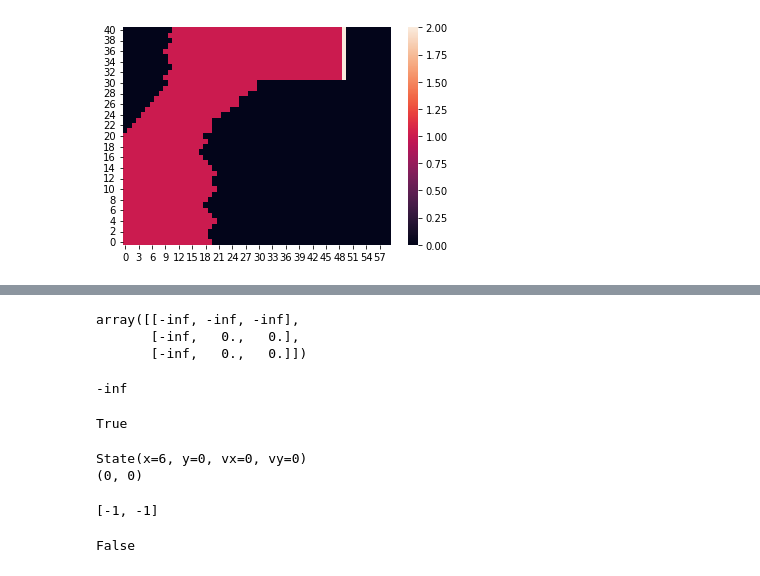
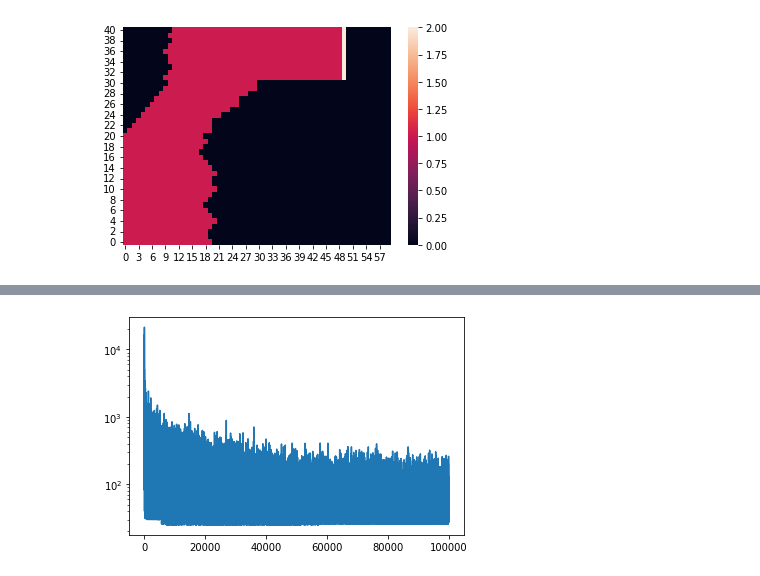
Before and after one commit to rcalef/suttonBarto2ndEd, a Jupyter notebook: ch5/ch5.ipynb, the cells around one changed output, grey strips where cells are left out. Saved outputs shown, nothing was run; the diff lists cells and outputs as text; code cells hidden in the pictures.

```diff
--- a/ch5/ch5.ipynb
+++ b/ch5/ch5.ipynb
@@ -360,25 +377,5 @@ KeyboardInterrupt:
-# %%
-av = Q[6, 0, 0, 0]
-av
-# %% [output]
-array([[-inf, -inf, -inf],
-       [-inf,   0.,   0.],
-       [-inf,   0.,   0.]])
-# %%
-av[(0,0)]
-# %% [output]
--inf
-# %%
-np.isinf(av[(0,0)])
-# %% [output]
-True
-# %%
-getAction(Q, State(6, 0, 0, 0))
-# %% [output]
-State(x=6, y=0, vx=0, vy=0)
-(0, 0)
-[-1, -1]
-# %%
-np.isinf(0)
-# %% [output]
-False
+# %%
+plt.plot(np.arange(len(eps_length)), eps_length)
+plt.yscale("log")
+# %% [output]
+[figure, added]
```
Also changed, not shown: parts of 22 cells of this notebook.
